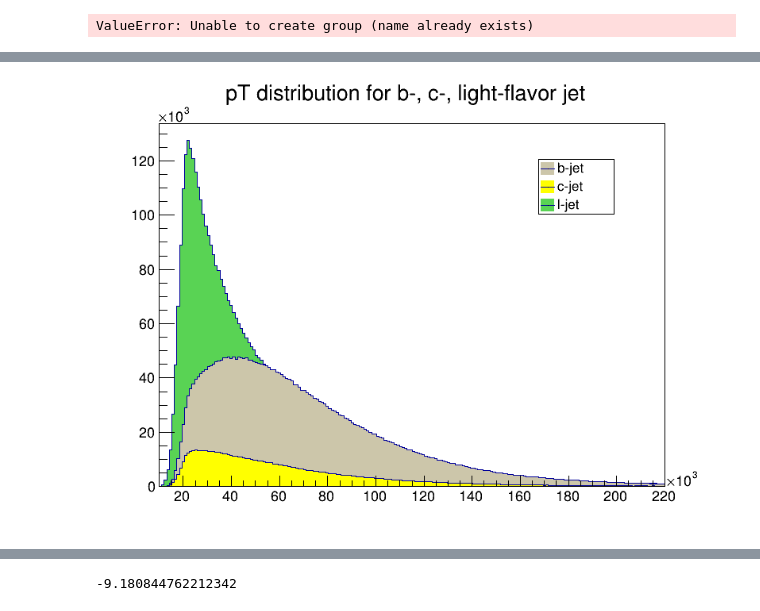
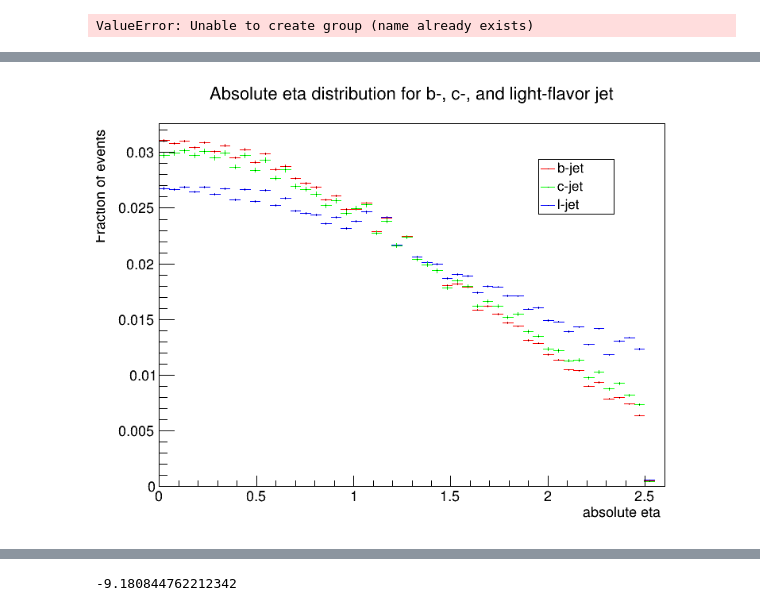
Before and after one commit to hairlessdevil/Week3_sample, a Jupyter notebook: Week3.ipynb, the cells around one changed output, grey strips where cells are left out. Drawn from its saved outputs; the diff is of its cells as text; code cells hidden in the pictures.

Commit message:
update feature plotting and ROC curve script

```diff
--- a/Week3.ipynb
+++ b/Week3.ipynb
@@ -29,6 +34,7 @@ for file in files:
 # %% [output]
 ValueError: Unable to create group (name already exists)
 # %%
+from numpy import float64
 def concatenate_jets(label, feature):
     concatenate_array = []
     label_name = label_dict[label]
@@ -36,7 +42,7 @@ def concatenate_jets(label, feature):
         dataset = file[f"{label_name}"].get(label_name)
         feature_values = dataset.fields(feature)[:] #Extracting the corresponding feature value
         concatenate_array.append(feature_values)
-    return np.concatenate(concatenate_array)
+    return np.concatenate(concatenate_array, dtype=float64)
 # %%
 b_pt, c_pt, l_pt = concatenate_jets(5, "pt_btagJes"), concatenate_jets(4, "pt_btagJes"), concatenate_jets(0, "pt_btagJes")
 b_eta, c_eta, l_eta = concatenate_jets(5, "eta_btagJes"), concatenate_jets(4, "eta_btagJes"), concatenate_jets(0, "eta_btagJes")
@@ -48,28 +125,25 @@ print(np.min(b_abs_eta))
 # %%
-#Draw pT distribution for three jet
-b_pT_plot = ROOT.TH1F("b-jet","pT distribution",200,1e4,2.2e5)
-c_pT_plot = ROOT.TH1F("c-jet","pT distribution",200,1e4,2.2e5)
-l_pT_plot = ROOT.TH1F("light-flavor jet","pT distribution",200,1e4,2.2e5)
-b_pT_plot.SetFillColor(20)
-c_pT_plot.SetFillColor(5)
-l_pT_plot.SetFillColor(8)
-#
-b_pT_plot.GetYaxis().SetTitle("Number of events")
-c_pT_plot.GetYaxis().SetTitle("Number of events")
-l_pT_plot.GetYaxis().SetTitle("Number of events")
-#
-for i in b_pt:
-    b_pT_plot.Fill(i)
-for i in c_pt:
-    c_pT_plot.Fill(i)
-for i in l_pt:
-    l_pT_plot.Fill(i)
-stack = ROOT.THStack("stack", "pT distribution for b-, c-, light-flavor jet")
+#Draw absolute eta distribution for three jet
+b_pT_plot = ROOT.TH1F("b-jet","abseta distribution",50,0,2.6)
+c_pT_plot = ROOT.TH1F("c-jet","abseta distribution",50,0,2.6)
+l_pT_plot = ROOT.TH1F("light-flavor jet","abseta distribution",50,0,2.6)
+
+b_pT_plot.SetLineColor(2)
+c_pT_plot.SetLineColor(3)
+l_pT_plot.SetLineColor(4)
+
+b_pT_plot.FillN(bpt_len, b_abs_eta, 1/bpt_len*np.ones(bpt_len))
+c_pT_plot.FillN(cpt_len, c_abs_eta, 1/cpt_len*np.ones(cpt_len))
+l_pT_plot.FillN(lpt_len, l_abs_eta, 1/lpt_len*np.ones(lpt_len))
+
+stack = ROOT.THStack("stack", "Absolute eta distribution for b-, c-, and light-flavor jet")
 stack.Add(l_pT_plot)
 stack.Add(b_pT_plot)
 stack.Add(c_pT_plot)
-c = ROOT.TCanvas("myCanvasName","The Canvas Title",800,600)
+c = ROOT.TCanvas("eta canvas","The Canvas Title",800,600)
 stack.Draw("nostack")
+stack.GetYaxis().SetTitle("Fraction of events")
+stack.GetXaxis().SetTitle("absolute eta")
 c.Draw()
 legend = ROOT.TLegend(0.7, 0.7 ,0.82 ,0.82)
 legend.AddEntry(b_pT_plot, "b-jet")
@@ -80 +158 @@ legend.Draw()
-[figure, old version]
+[figure, new version]
```
Also changed, not shown: parts of 12 cells of this notebook, 1 other file.
